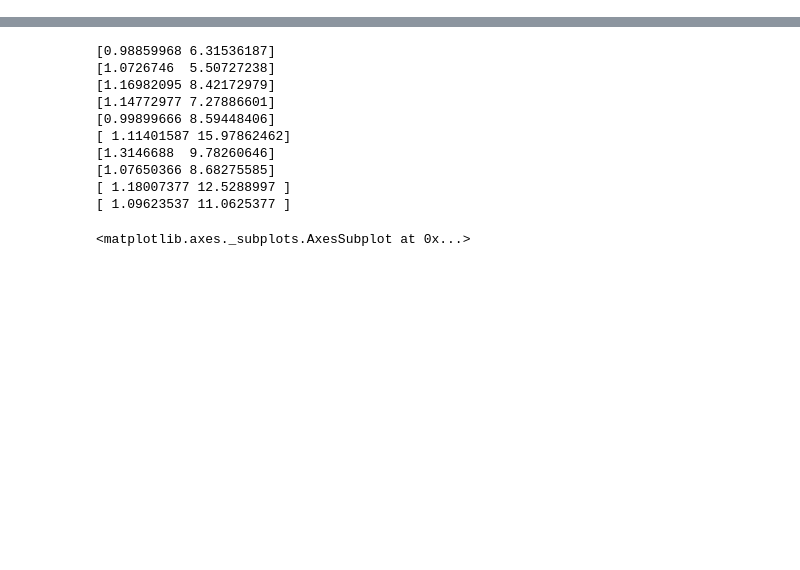
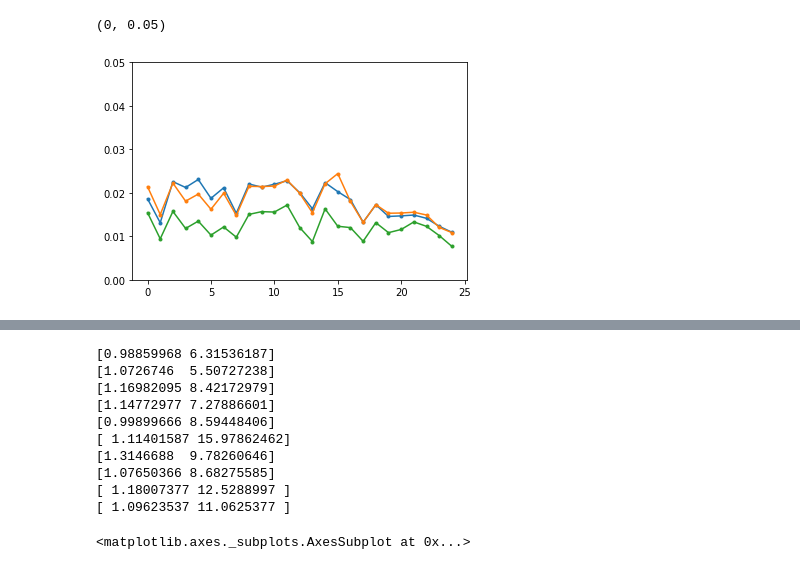
Before and after one commit to matuteiglesias/French_exports_bkp, a Jupyter notebook: code/notebooks/Partial dependence of agg_var on q_var.ipynb, the cells around one changed output, grey strips where cells are left out. Cells and saved outputs as stored; diff of their text form; code cells hidden in the pictures; blank space fills up the shorter version.

```diff
--- a/code/notebooks/Partial dependence of agg_var on q_var.ipynb
+++ b/code/notebooks/Partial dependence of agg_var on q_var.ipynb
@@ -158,0 +186,15 @@ plt.ylabel('var_y')
+# %%
+def linear(x, a, b):
+    return a * x + b
+
+partial_devs_1 = np.array([linear(np.median(x), *pars) for pars in fits])
+# %%
+
+plt.plot(range(Q_), partial_devs, marker = '.')
+plt.plot(range(Q_), partial_devs_1, marker = '.')
+# plt.plot(range(Q_), fits[:, 0], marker = '.')
+plt.plot(range(Q_), fits[:, 1], marker = '.')
+plt.ylim(0, .05)
+# %% [output]
+(0, 0.05)
+[figure, added]
```
Also changed, not shown: parts of 22 cells of this notebook, 1 other file.
